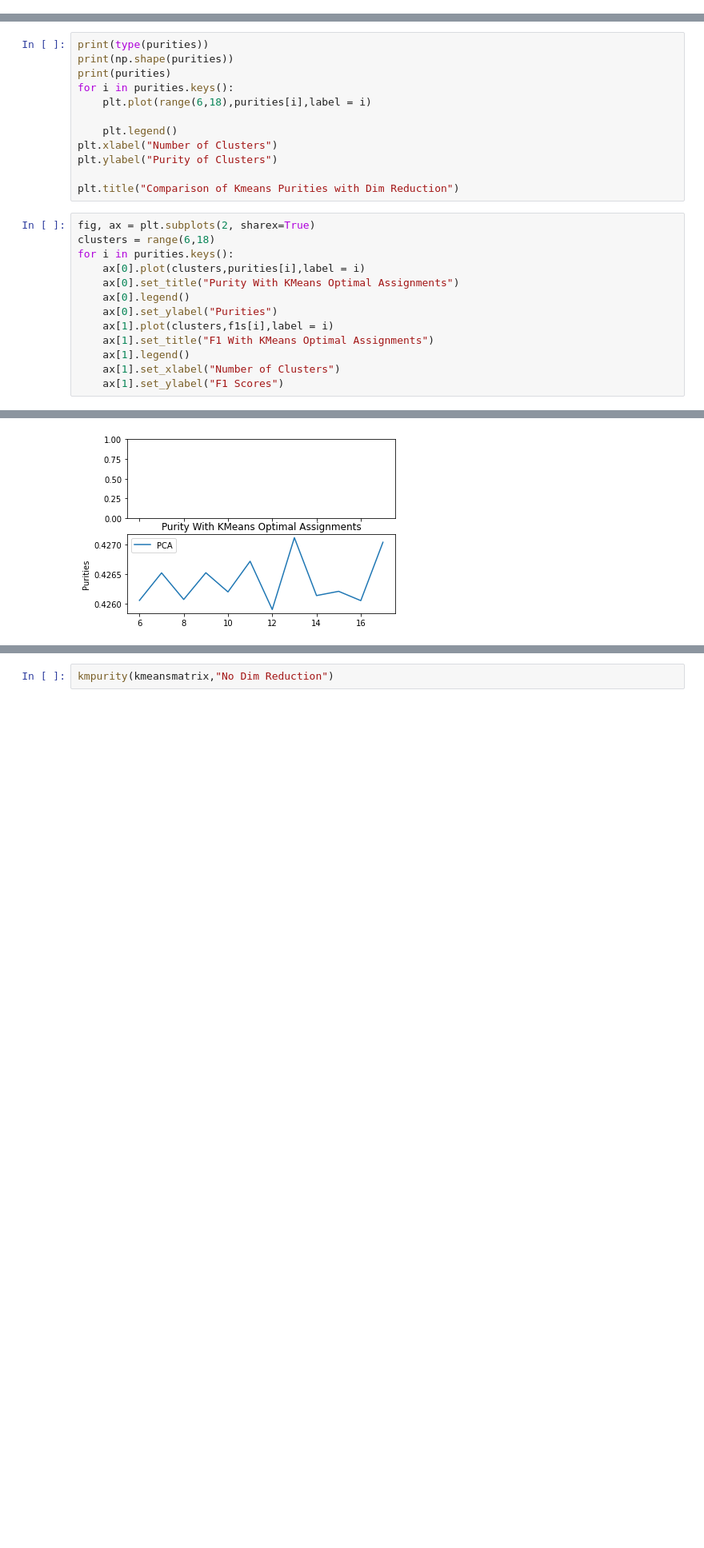
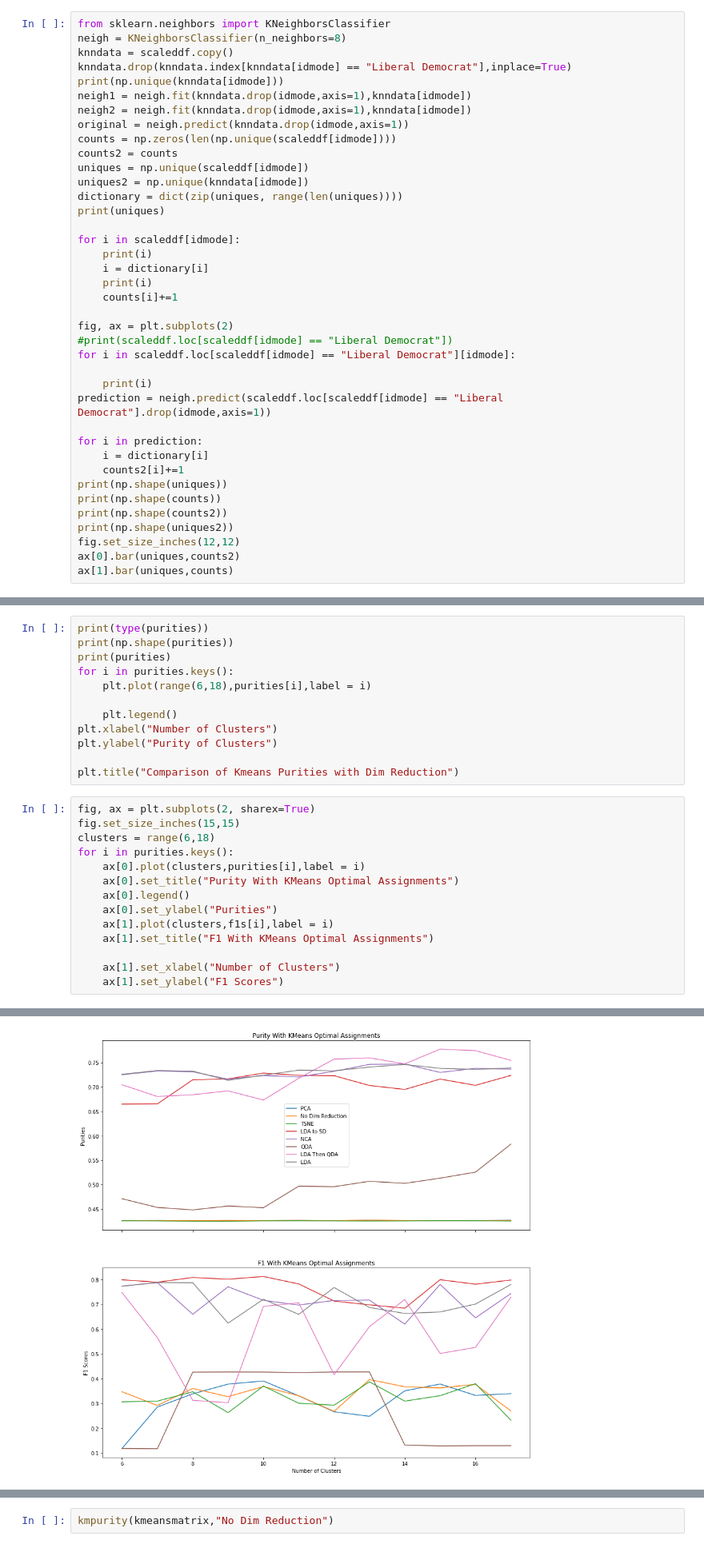
Before and after one commit to rbromley19/MDM_3_Politics, a Jupyter notebook: Dimreduction Comparison.ipynb, the cells around one changed output, grey strips where cells are left out. Shown at 80% size. Saved outputs shown, nothing was run; the diff lists cells and outputs as text; blank space fills up the shorter version.

```diff
--- a/Dimreduction Comparison.ipynb
+++ b/Dimreduction Comparison.ipynb
@@ -237,0 +245,39 @@ f1s=dict()
+# %%
+from sklearn.neighbors import KNeighborsClassifier
+neigh = KNeighborsClassifier(n_neighbors=8)
+knndata = scaleddf.copy()
+knndata.drop(knndata.index[knndata[idmode] == "Liberal Democrat"],inplace=True)
+print(np.unique(knndata[idmode]))
+neigh1 = neigh.fit(knndata.drop(idmode,axis=1),knndata[idmode])
+neigh2 = neigh.fit(knndata.drop(idmode,axis=1),knndata[idmode])
+original = neigh.predict(knndata.drop(idmode,axis=1))
+counts = np.zeros(len(np.unique(scaleddf[idmode])))
+counts2 = counts
+uniques = np.unique(scaleddf[idmode])
+uniques2 = np.unique(knndata[idmode])
+dictionary = dict(zip(uniques, range(len(uniques))))
+print(uniques)
+
+for i in scaleddf[idmode]:
+    print(i)
+    i = dictionary[i]
+    print(i)
+    counts[i]+=1
+
+fig, ax = plt.subplots(2)
+#print(scaleddf.loc[scaleddf[idmode] == "Liberal Democrat"])
+for i in scaleddf.loc[scaleddf[idmode] == "Liberal Democrat"][idmode]:
+
+    print(i)
+prediction = neigh.predict(scaleddf.loc[scaleddf[idmode] == "Liberal Democrat"].drop(idmode,axis=1))
+
+for i in prediction:
+    i = dictionary[i]
+    counts2[i]+=1
+print(np.shape(uniques))
+print(np.shape(counts))
+print(np.shape(counts2))
+print(np.shape(uniques2))
+fig.set_size_inches(12,12)
+ax[0].bar(uniques,counts2)
+ax[1].bar(uniques,counts)
@@ -249,6 +315,7 @@ plt.ylabel("Purity of Clusters")
 plt.title("Comparison of Kmeans Purities with Dim Reduction")
 # %%
 fig, ax = plt.subplots(2, sharex=True)
+fig.set_size_inches(15,15)
 clusters = range(6,18)
 for i in purities.keys():
     ax[0].plot(clusters,purities[i],label = i)
@@ -257,7 +324,7 @@ for i in purities.keys():
     ax[0].set_ylabel("Purities")
     ax[1].plot(clusters,f1s[i],label = i)
     ax[1].set_title("F1 With KMeans Optimal Assignments")
-    ax[1].legend()
+
     ax[1].set_xlabel("Number of Clusters")
     ax[1].set_ylabel("F1 Scores")
 # %% [output]
@@ -265 +331 @@ IndexError: index 2 is out of bounds for axis 0 with size 2
-[figure, old version]
+[figure, new version]
```
Also changed, not shown: parts of 7 cells of this notebook.
